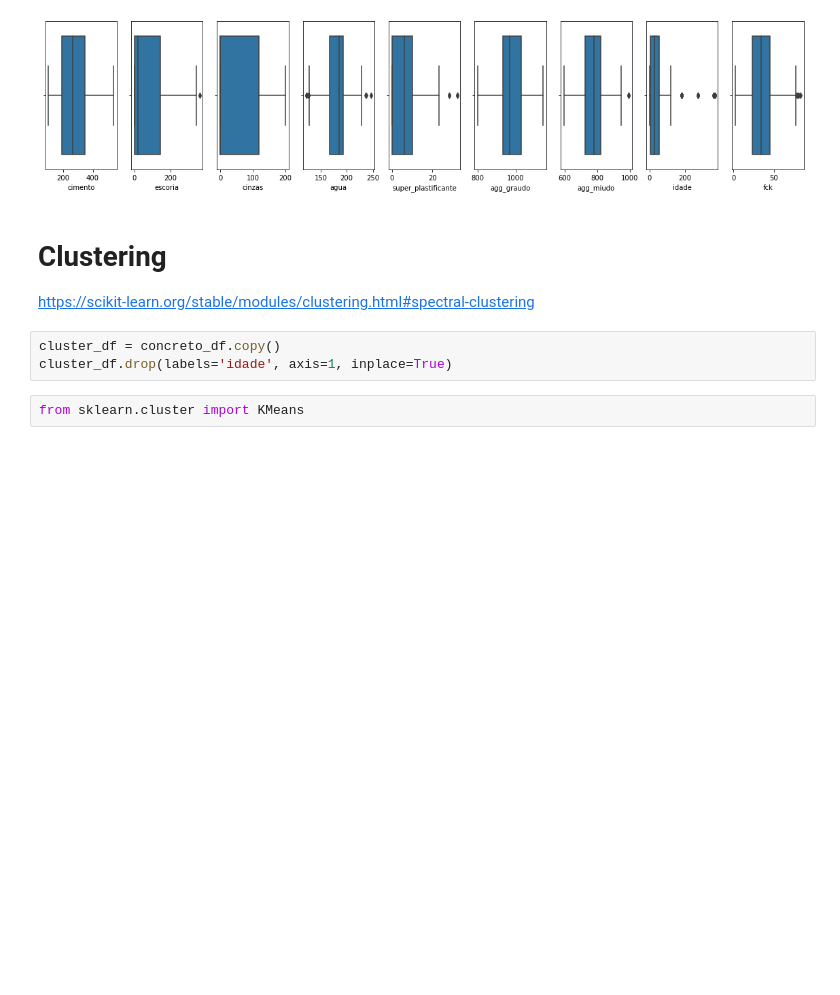
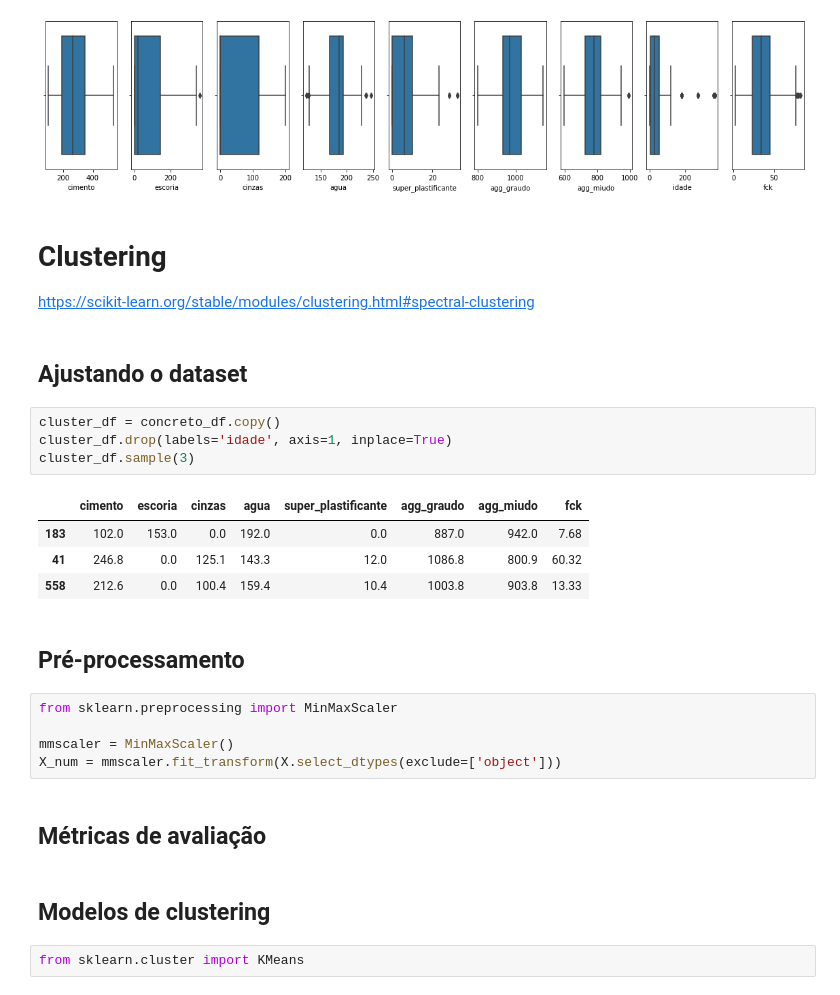
Before and after one commit to kitawarairon/portifolio_analise_dados, a Jupyter notebook: projeto_cement_manufacturing/analise_resistencia_concreto.ipynb, the cells around one changed output. Cells and saved outputs as stored; diff of their text form; blank space fills up the shorter version.

```diff
--- a/projeto_cement_manufacturing/analise_resistencia_concreto.ipynb
+++ b/projeto_cement_manufacturing/analise_resistencia_concreto.ipynb
@@ -300,9 +312,28 @@ for each in columns:
 # Clustering
 
 https://scikit-learn.org/stable/modules/clustering.html#spectral-clustering
+# %% [markdown]
+## Ajustando o dataset
 # %%
 cluster_df = concreto_df.copy()
 cluster_df.drop(labels='idade', axis=1, inplace=True)
+cluster_df.sample(3)
+# %% [output]
+|  | cimento | escoria | cinzas | agua | super_plastificante | agg_graudo | agg_miudo | fck |
+| 183 | 102.0 | 153.0 | 0.0 | 192.0 | 0.0 | 887.0 | 942.0 | 7.68 |
+| 41 | 246.8 | 0.0 | 125.1 | 143.3 | 12.0 | 1086.8 | 800.9 | 60.32 |
+| 558 | 212.6 | 0.0 | 100.4 | 159.4 | 10.4 | 1003.8 | 903.8 | 13.33 |
+# %% [markdown]
+## Pré-processamento
+# %%
+from sklearn.preprocessing import MinMaxScaler
+
+mmscaler = MinMaxScaler()
+X_num = mmscaler.fit_transform(X.select_dtypes(exclude=['object']))
+# %% [markdown]
+## Métricas de avaliação
+# %% [markdown]
+## Modelos de clustering
 # %%
 from sklearn.cluster import KMeans
 # %%
```
Also changed, not shown: parts of 20 cells of this notebook, 1 other file.
